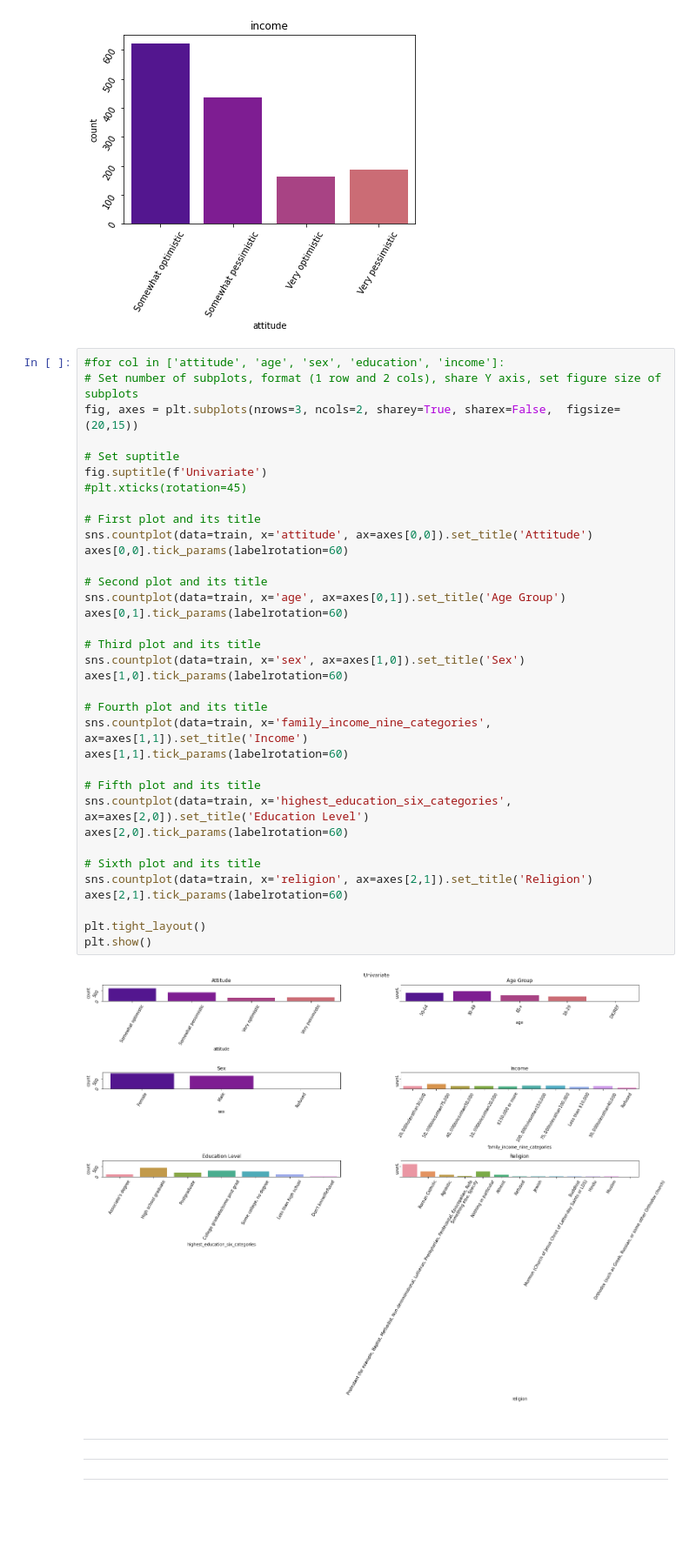
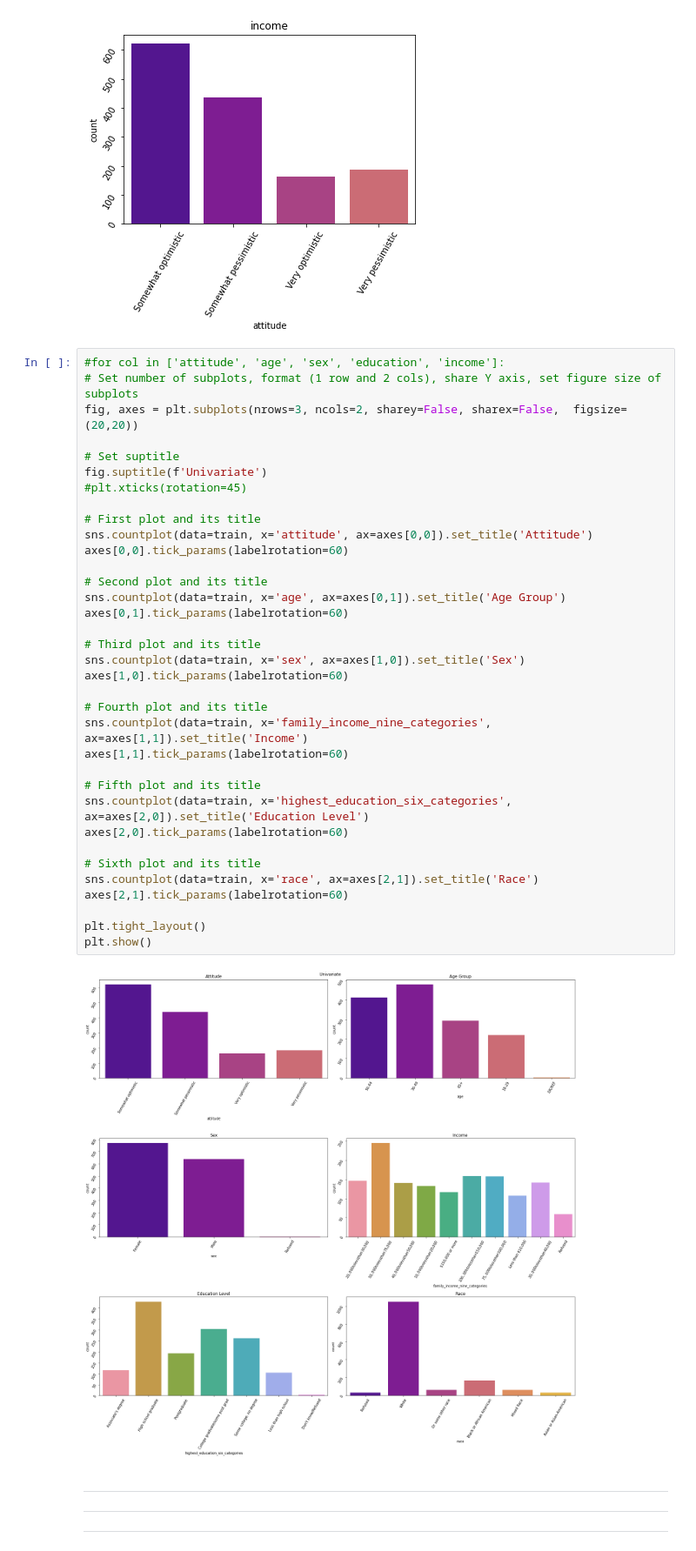
Before and after one commit to american-perspectives-capstone/american-attitudes, a Jupyter notebook: rough_notebooks/jasons_explore.ipynb, the cells around one changed output. Shown at 87% size. Cells and saved outputs as stored; diff of their text form; blank space fills up the shorter version.

```diff
--- a/rough_notebooks/jasons_explore.ipynb
+++ b/rough_notebooks/jasons_explore.ipynb
@@ -411,40 +417,40 @@ plt.show()
 # %%
 #for col in ['attitude', 'age', 'sex', 'education', 'income']:
 # Set number of subplots, format (1 row and 2 cols), share Y axis, set figure size of subplots
-fig, axes = plt.subplots(nrows=3, ncols=2, sharey=True, sharex=False,  figsize=(20,15))
+fig, axes = plt.subplots(nrows=3, ncols=2, sharey=False, sharex=False,  figsize=(20,20))
 
 # Set suptitle
 fig.suptitle(f'Univariate')
 #plt.xticks(rotation=45)
 
 # First plot and its title
 sns.countplot(data=train, x='attitude', ax=axes[0,0]).set_title('Attitude')
 axes[0,0].tick_params(labelrotation=60)
 
 # Second plot and its title
 sns.countplot(data=train, x='age', ax=axes[0,1]).set_title('Age Group')
 axes[0,1].tick_params(labelrotation=60)
 
 # Third plot and its title
 sns.countplot(data=train, x='sex', ax=axes[1,0]).set_title('Sex')
 axes[1,0].tick_params(labelrotation=60)
 
 # Fourth plot and its title
 sns.countplot(data=train, x='family_income_nine_categories', ax=axes[1,1]).set_title('Income')
 axes[1,1].tick_params(labelrotation=60)
 
 # Fifth plot and its title
 sns.countplot(data=train, x='highest_education_six_categories', ax=axes[2,0]).set_title('Education Level')
 axes[2,0].tick_params(labelrotation=60)
 
 # Sixth plot and its title
-sns.countplot(data=train, x='religion', ax=axes[2,1]).set_title('Religion')
+sns.countplot(data=train, x='race', ax=axes[2,1]).set_title('Race')
 axes[2,1].tick_params(labelrotation=60)
 
 plt.tight_layout()
 plt.show()
 # %% [output]
-[figure, old version]
+[figure, new version]
 # %% [markdown]
 ---
 ---
```
Also changed, not shown: parts of 30 cells of this notebook.
